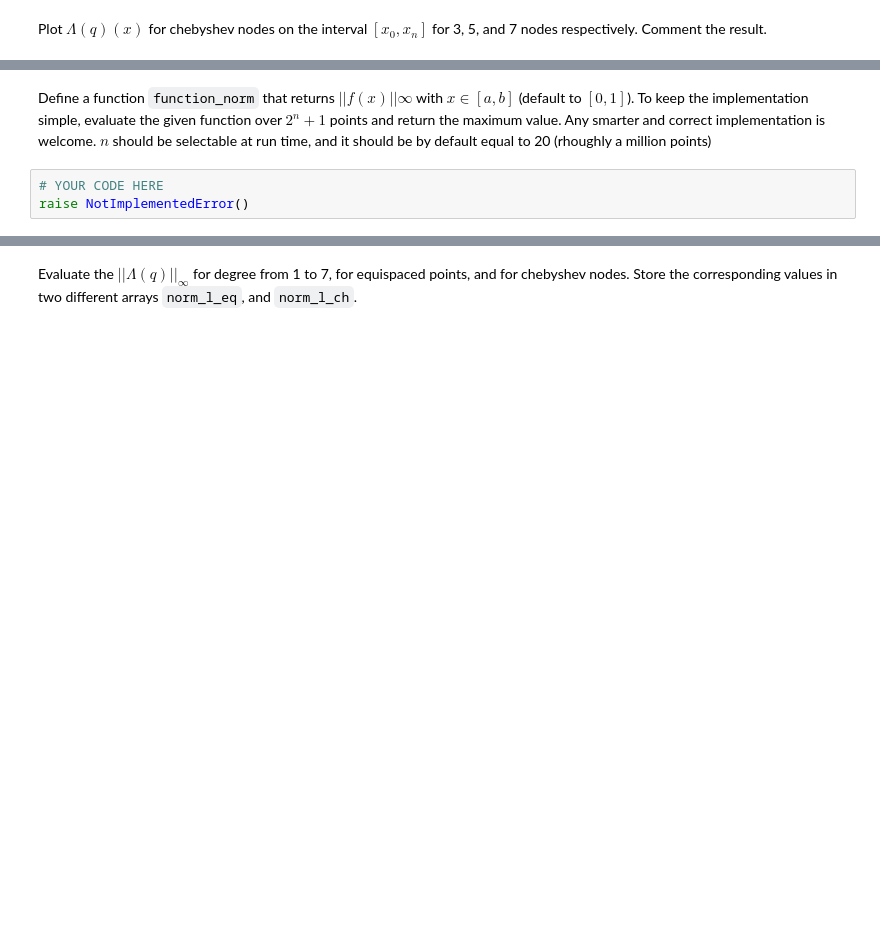
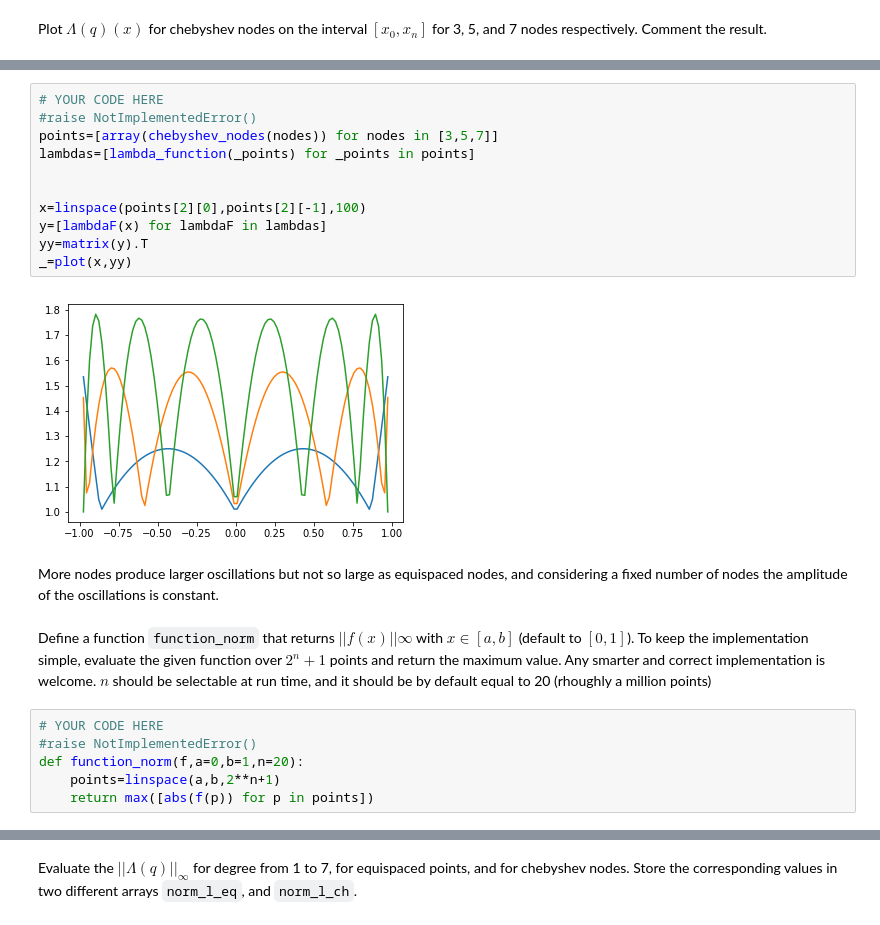
Before and after one commit to postaxmi/P1.4_seed, a Jupyter notebook: assignments/00_Basics/D2-exercises.ipynb, the cells around one changed output, grey strips where cells are left out. Cells and saved outputs as stored; diff of their text form; blank space fills up the shorter version.

```diff
--- a/assignments/00_Basics/D2-exercises.ipynb
+++ b/assignments/00_Basics/D2-exercises.ipynb
@@ -107,8 +116,26 @@ YOUR ANSWER HERE
+# %%
+# YOUR CODE HERE
+#raise NotImplementedError()
+points=[array(chebyshev_nodes(nodes)) for nodes in [3,5,7]]
+lambdas=[lambda_function(_points) for _points in points]
+
+
+x=linspace(points[2][0],points[2][-1],100)
+y=[lambdaF(x) for lambdaF in lambdas]
+yy=matrix(y).T
+_=plot(x,yy)
+# %% [output]
+[figure, added]
+# %% [markdown]
+More nodes produce larger oscillations but not so large as equispaced nodes, and considering a fixed number of nodes the amplitude of the oscillations is constant.
 # %% [markdown]
 Define a function `function_norm` that returns $||f(x)||\infty$ with $x\in[a,b]$ (default to $[0,1]$). To keep the implementation simple, evaluate the given function over $2^n+1$ points and return the maximum value. Any smarter and correct implementation is welcome. $n$ should be selectable at run time, and it should be by default equal to 20 (rhoughly a million points)
-# %%
-# YOUR CODE HERE
-raise NotImplementedError()
+# %%
+# YOUR CODE HERE
+#raise NotImplementedError()
+def function_norm(f,a=0,b=1,n=20):
+    points=linspace(a,b,2**n+1)
+    return max([abs(f(p)) for p in points])
 # %%
 print lambda_function(linspace(0,1,7))(.2)
 print lambda_function(linspace(0,1,7))(linspace(0,1,2**2+1))
```
Also changed, not shown: parts of 28 cells of this notebook, 1 other file.
